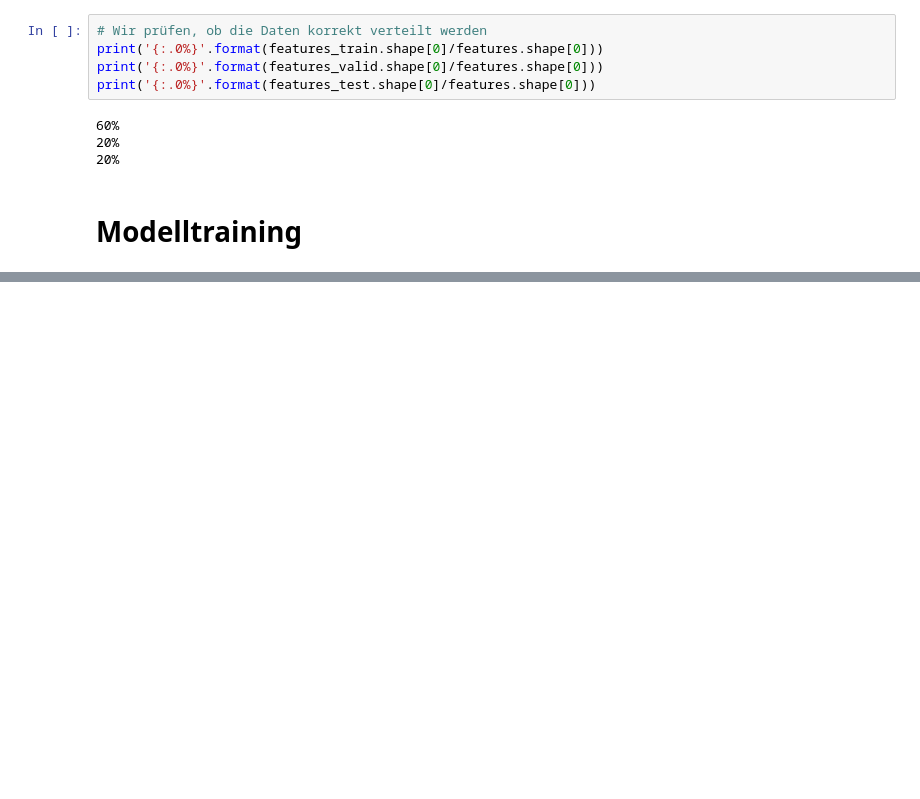
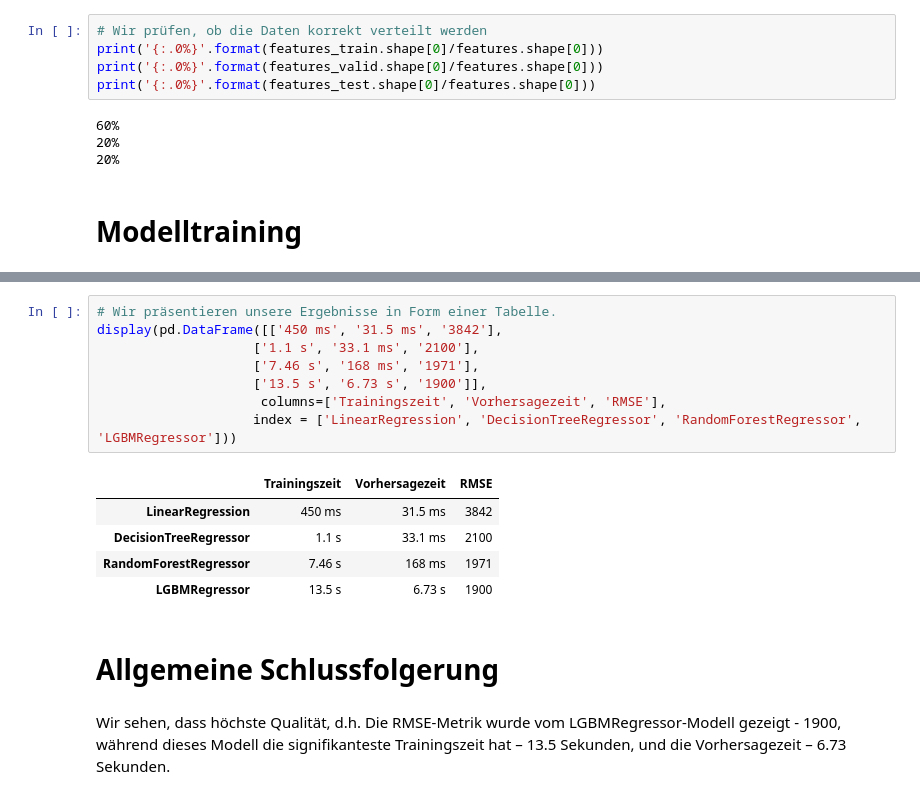
Before and after one commit to Konstantin5054232/ausbildungsprojekte, a Jupyter notebook: 11_car_price/car_price.ipynb, the cells around one changed output, grey strips where cells are left out. Cells and saved outputs as stored; diff of their text form; blank space fills up the shorter version.

```diff
--- a/11_car_price/car_price.ipynb
+++ b/11_car_price/car_price.ipynb
@@ -208,0 +289,18 @@ NameError: ignored
+# %%
+# Wir präsentieren unsere Ergebnisse in Form einer Tabelle.
+display(pd.DataFrame([['450 ms', '31.5 ms', '3842'],
+                    ['1.1 s', '33.1 ms', '2100'],
+                    ['7.46 s', '168 ms', '1971'],
+                    ['13.5 s', '6.73 s', '1900']],
+                     columns=['Trainingszeit', 'Vorhersagezeit', 'RMSE'],
+                    index = ['LinearRegression', 'DecisionTreeRegressor', 'RandomForestRegressor', 'LGBMRegressor']))
+# %% [output]
+|  | Trainingszeit | Vorhersagezeit | RMSE |
+| LinearRegression | 450 ms | 31.5 ms | 3842 |
+| DecisionTreeRegressor | 1.1 s | 33.1 ms | 2100 |
+| RandomForestRegressor | 7.46 s | 168 ms | 1971 |
+| LGBMRegressor | 13.5 s | 6.73 s | 1900 |
+# %% [markdown]
+# Allgemeine Schlussfolgerung
+# %% [markdown]
+Wir sehen, dass höchste Qualität, d.h. Die RMSE-Metrik wurde vom LGBMRegressor-Modell gezeigt - 1900, während dieses Modell die signifikanteste Trainingszeit hat – 13.5 Sekunden, und die Vorhersagezeit – 6.73 Sekunden.
```
Also changed, not shown: parts of 22 cells of this notebook.
